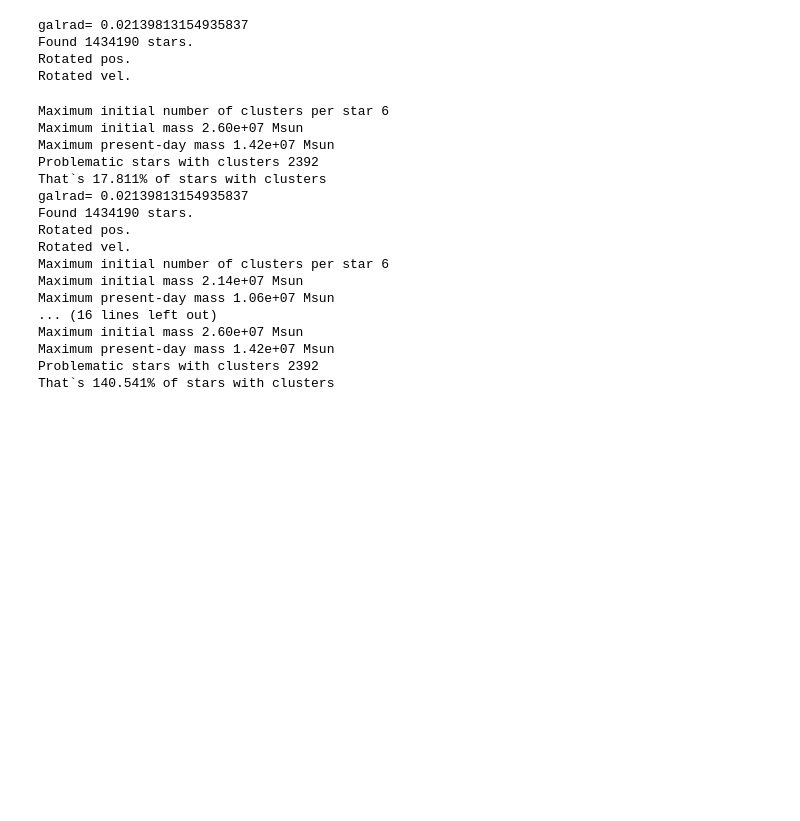
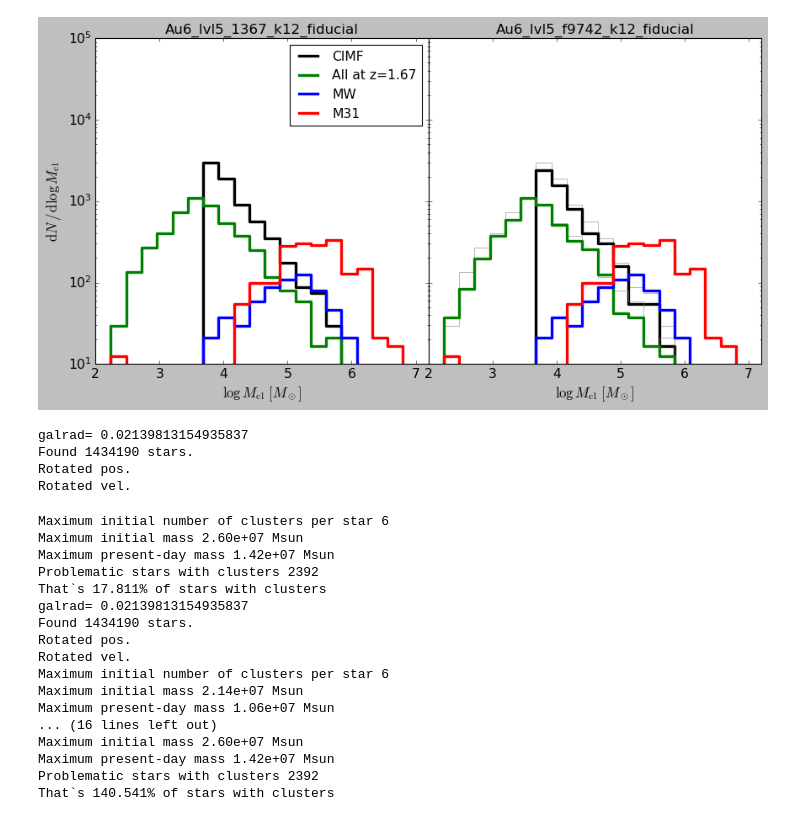
Before and after one commit to pablocoque/post_process_routines, a Jupyter notebook: src/LaPalma_mass_functions.ipynb, the cells around one changed output. Saved outputs shown, nothing was run; the diff lists cells and outputs as text; code cells hidden in the pictures; blank space fills up the shorter version.

```diff
--- a/src/LaPalma_mass_functions.ipynb
+++ b/src/LaPalma_mass_functions.ipynb
@@ -313,3 +322,43 @@ plt.subplots_adjust(wspace=0)
+# %%
+nsubs = 2
+fig, ax = plt.subplots(1, nsubs, sharey=True, figsize=(nsubs*5 + 1,6))
+
+for i,mf in enumerate(initial_population):
+  # if((i+1)%2 == 0):
+  ax[i].step(marray_gcmf[:-1], initial_population[0], where='post', c='grey', linewidth=0.5)
+  ax[i].step(marray_gcmf[:-1], mf, where='post', c='k', linewidth=3, label='CIMF')
+for i,mf in enumerate(full_population):
+  # if((i+1)%2 == 0):
+  ax[i].step(marray_gcmf[:-1], full_population[0], where='post', c='grey', linewidth=0.5)
+  ax[i].step(marray_gcmf[:-1], mf, where='post', c='g', linewidth=3, label='All at z=1.67')
+
+# for i,mf in enumerate(intermediate_population):
+#   # if((i+1)%2 == 0):
+#   ax[i].step(marray_gcmf[:-1], intermediate_population[0], where='post', c='grey', linewidth=0.5)
+#   ax[i].step(marray_gcmf[:-1], mf, where='post', c='y', linewidth=3, linestyle='--', label=r'$\tau > 6$ Gyr')
+
+# for i,mf in enumerate(old_population):
+#   # if((i+1)%2 == 0):
+#   ax[i].step(marray_gcmf[:-1], old_population[0], where='post', c='grey', linewidth=0.5)
+#   ax[i].step(marray_gcmf[:-1], mf, where='post', c='olive', linewidth=3, linestyle='-.', label=r'$\tau > 10$ Gyr')
+
+for i in range(len(ax)):
+  ax[i].step(marray_gcmf[:-1], mw_mass_function, where='post', linewidth=3, c='b', label='MW')
+  ax[i].step(marray_gcmf[:-1], m31_mass_function, where='post', linewidth=3, c='r', label='M31')
+  ax[i].set_xlim(2,7.2)
+  ax[i].set_xlabel(r'$\log M_{\mathrm{cl}}$ $[M_\odot]$', fontsize=15)
+  ax[i].tick_params(labelsize=14)
+  ax[i].set_title(simulation_list[i], fontsize=15)
+
+ax[0].set(ylim=(1e1,1e5), yscale= 'log')
+ax[0].set_ylabel(r'$\mathrm{d}N \, / \, \mathrm{d} \log M_{\mathrm{cl}}$', fontsize=15)
+ax[0].legend(loc='upper right', fontsize=14)
+
+plt.tight_layout()
+plt.subplots_adjust(wspace=0)
+# plt.savefig('plots/evtest_bheffect_gcmf_compare.pdf')
+# %% [output]
+[figure, added]
 # %%
 all_init, all_full, all_young, all_intermediate, all_old = get_mass_functions(simulation_list[3], age_intermediate=6., age_old=10.)
 inner_init, inner_full, inner_young, inner_intermediate, inner_old = get_mass_functions(simulation_list[3], outer_radius=3., age_intermediate=6., age_old=10.)
```
Also changed, not shown: parts of 9 cells of this notebook, 5 other files.
